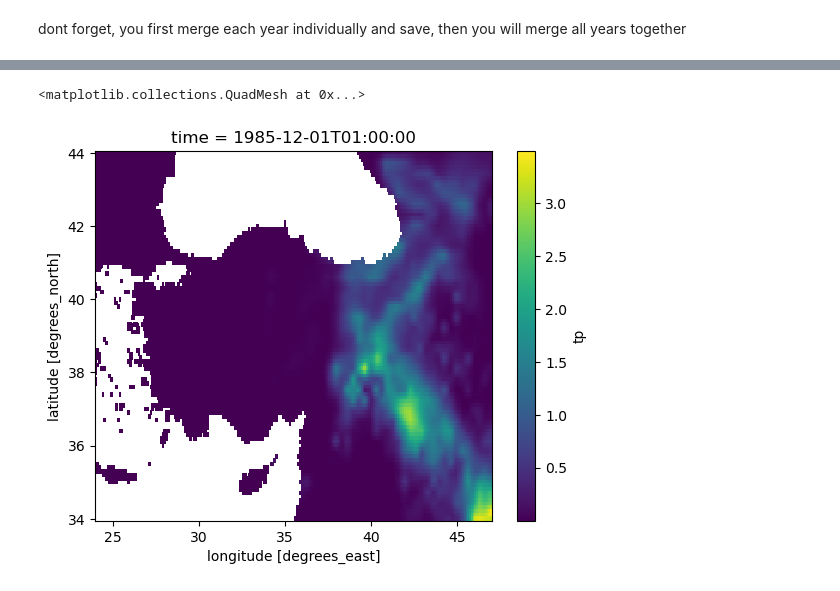
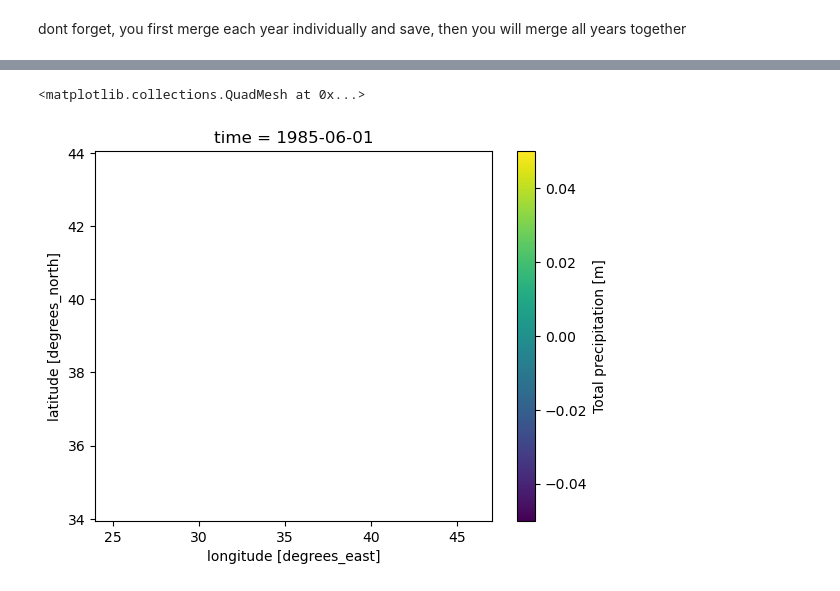
Before and after one commit to donmezkutay/msc-thesis-codes, a Jupyter notebook: era5land_adjust_data.ipynb, the cells around one changed output, grey strips where cells are left out. Drawn from its saved outputs; the diff is of its cells as text; code cells hidden in the pictures.

```diff
--- a/era5land_adjust_data.ipynb
+++ b/era5land_adjust_data.ipynb
@@ -145,5 +221,5 @@ data_adjust[winter_december_idx].plot()
-# %%
-data_adjust[winter_december_idx+1].plot()
-# %% [output]
-<matplotlib.collections.QuadMesh at 0x...>
-[figure, removed]
+# %%
+data_adjust.where(data_adjust.isnull())[0].plot()
+# %% [output]
+<matplotlib.collections.QuadMesh at 0x...>
+[figure, added]
```
Also changed, not shown: parts of 28 cells of this notebook.
